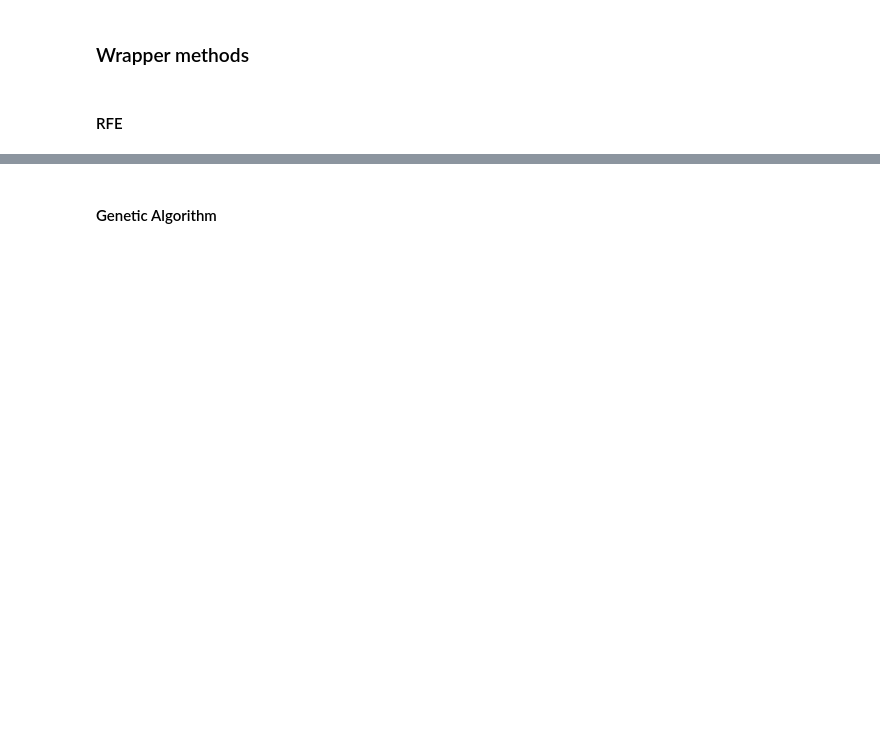
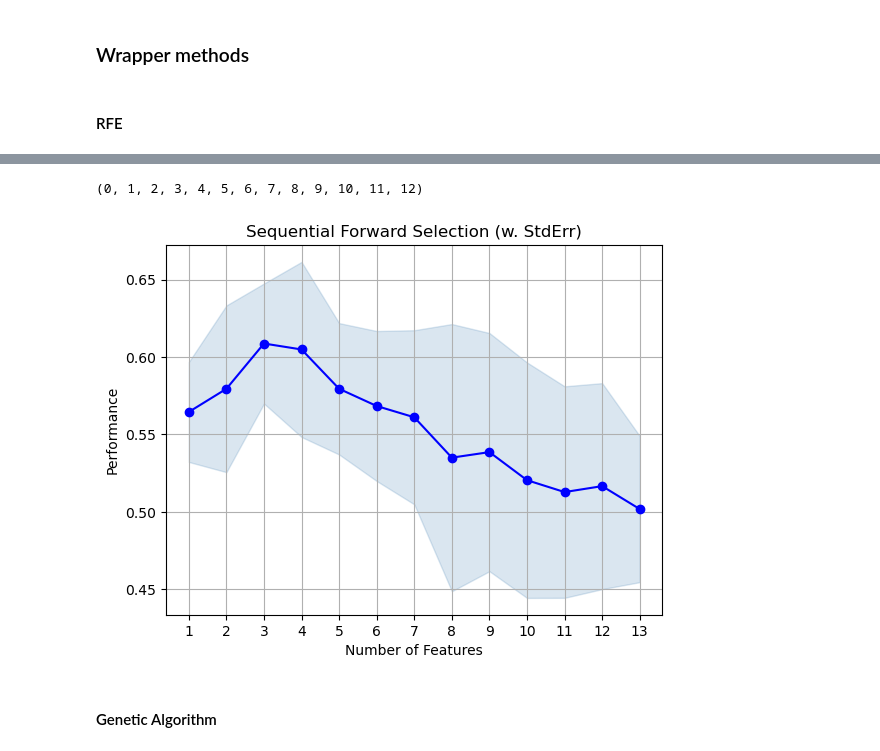
Before and after one commit to Nicola-Ibrahim/Heart-Diseases-Prediction, a Jupyter notebook: notebooks/multiclass/03_feature_engineering.ipynb, the cells around one changed output, grey strips where cells are left out. Cells and saved outputs as stored; diff of their text form; code cells hidden in the pictures; blank space fills up the shorter version.

```diff
--- a/notebooks/multiclass/03_feature_engineering.ipynb
+++ b/notebooks/multiclass/03_feature_engineering.ipynb
@@ -296,16 +326,0 @@ rfe_rank.feat_imp_plot('RFE Score - feature importance', sorting=True)
-# %%
-def sfs_score(X, y):
-    sk_sfs_selector = sk_SFS(
-    KNeighborsClassifier(n_neighbors=3),
-    direction='forward',
-    scoring='accuracy',
-    cv=10,
-    n_jobs=-1
-    ).fit(X, y)
-    sk_sfs_features = np.array(train_data.columns[:-1])[sk_sfs_selector.get_support()]
-    return sk_sfs_features
-
-
-# sfs_score(train_data.iloc[:,:-1], train_data['target'])
-# sfs_rank = FeatureRank(sfs_score, train_data.iloc[:,:-1], train_data['target'])
-# sfs_rank.feat_imp_plot('SFS Score - feature importance', sorting=True)
@@ -314,26 +327,33 @@ def sfs_score(X, y):
 # %%
 def sfs_score(X, y):
-    mlx_sfs_selector = mlx_SFS(
+    mlx_sfs_selector = mlx_sfs(
         DecisionTreeClassifier(),
         k_features=X.shape[1],
         forward=True,
         floating=False,
-        scoring='accuracy',
+        scoring="accuracy",
         cv=10,
         n_jobs=-1,
     ).fit(X, y)
     # mlx_sfs_features = mlx_sfs_selector.k_feature_names_
+    print(mlx_sfs_selector.k_feature_idx_)
     mlx_sfs_scores = mlx_sfs_selector.get_metric_dict()
     return mlx_sfs_scores
 
-# sfs_rank = FeatureRank(sfs_score, train_data.iloc[:,:-1], train_data['target'], train_data.columns[:-1])
-# sfs_rank.feat_imp_plot('SFS Score - feature importance', sorting=True)
+
+# sfs_rank = FeatureRank(sfs_score).get_ranks(df_train.iloc[:, :-1], df_train["target"])
+# sfs_rank.plot_scores("SFS Score - feature importance", sorting=True)
 
 
-# fig1 = plot_sfs(mlx_sfs_selector.get_metric_dict(), kind='std_dev')
-# plt.title('Sequential Forward Selection (w. StdErr)')
-# plt.grid()
-# plt.show()
+fig1 = plot_sequential_feature_selection(
+    sfs_score(df_train.iloc[:, :-1], df_train["target"]), kind="std_dev"
+)
+plt.title("Sequential Forward Selection (w. StdErr)")
+plt.grid()
+plt.show()
+# %% [output]
+(0, 1, 2, 3, 4, 5, 6, 7, 8, 9, 10, 11, 12)
+[figure, added]
 # %% [markdown]
 #### Genetic Algorithm
 # %%
```
Also changed, not shown: parts of 34 cells of this notebook.
